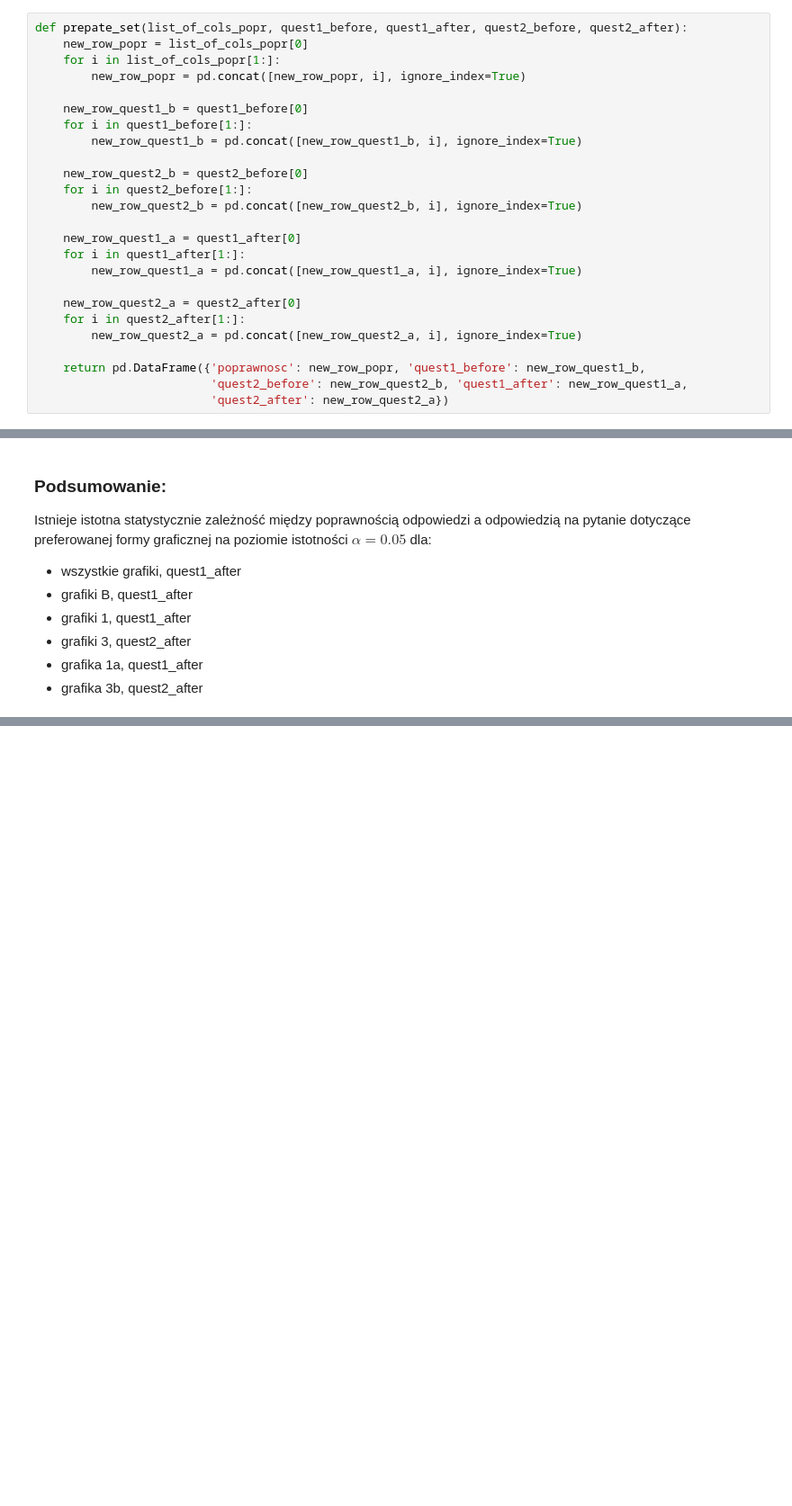
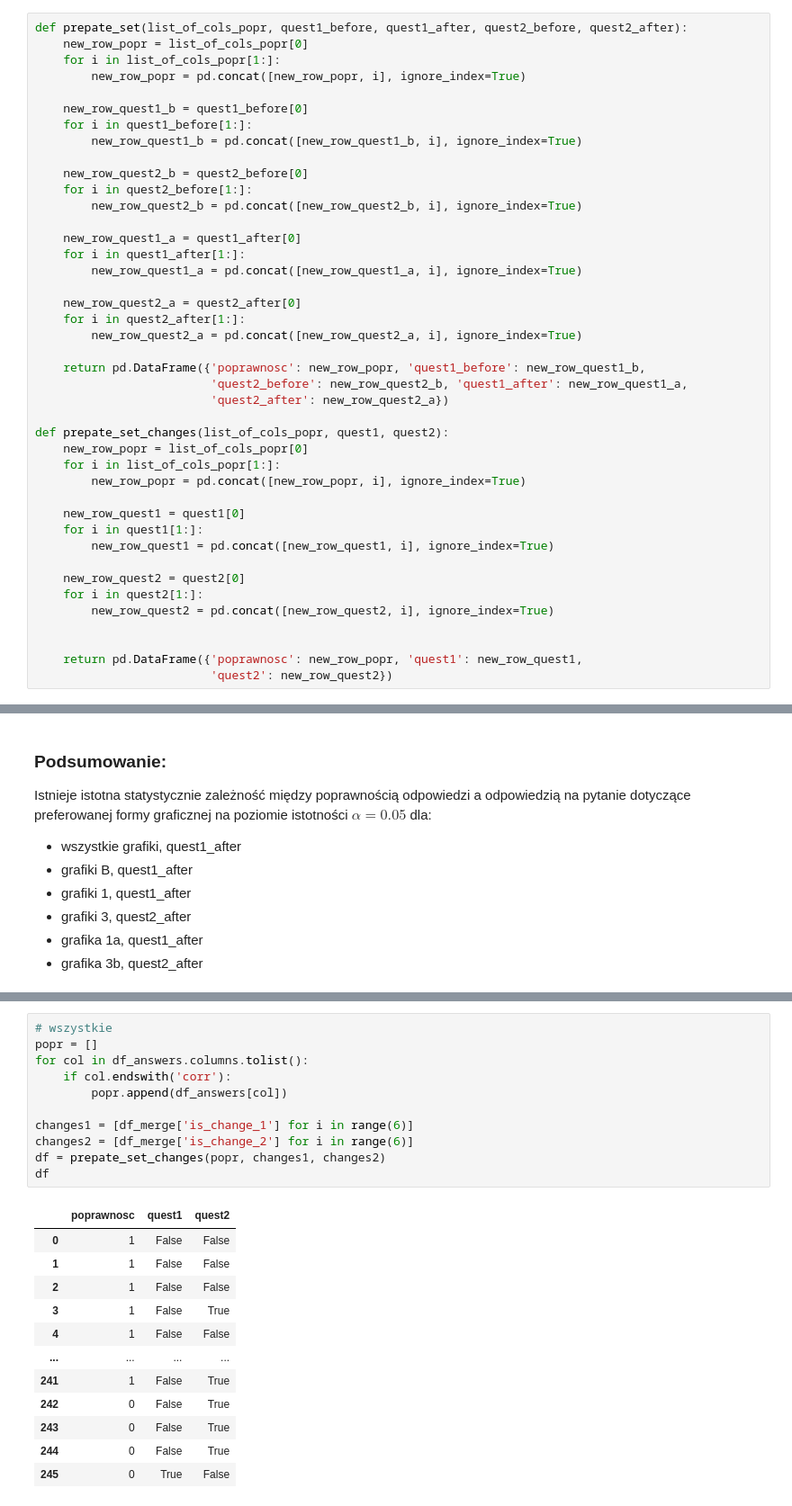
Before and after one commit to MartaSolarz/Master_thesis, a Jupyter notebook: statistical_tests/poprawnosc_vs_quest12.ipynb, the cells around one changed output, grey strips where cells are left out. Shown at 90% size. Cells and saved outputs as stored; diff of their text form; blank space fills up the shorter version.

```diff
--- a/statistical_tests/poprawnosc_vs_quest12.ipynb
+++ b/statistical_tests/poprawnosc_vs_quest12.ipynb
@@ -54,6 +54,23 @@ def prepate_set(list_of_cols_popr, quest1_before, quest1_after, quest2_before, q
     return pd.DataFrame({'poprawnosc': new_row_popr, 'quest1_before': new_row_quest1_b,
                          'quest2_before': new_row_quest2_b, 'quest1_after': new_row_quest1_a,
                          'quest2_after': new_row_quest2_a})
+
+def prepate_set_changes(list_of_cols_popr, quest1, quest2):
+    new_row_popr = list_of_cols_popr[0]
+    for i in list_of_cols_popr[1:]:
+        new_row_popr = pd.concat([new_row_popr, i], ignore_index=True)
+
+    new_row_quest1 = quest1[0]
+    for i in quest1[1:]:
+        new_row_quest1 = pd.concat([new_row_quest1, i], ignore_index=True)
+
+    new_row_quest2 = quest2[0]
+    for i in quest2[1:]:
+        new_row_quest2 = pd.concat([new_row_quest2, i], ignore_index=True)
+
+
+    return pd.DataFrame({'poprawnosc': new_row_popr, 'quest1': new_row_quest1,
+                         'quest2': new_row_quest2})
 # %%
 def create_contingency_table(df, col):
     return pd.crosstab(df['poprawnosc'], df[col])
@@ -602,0 +614,24 @@ Istnieje istotna statystycznie zależność między poprawnością odpowiedzi a
+# %%
+# wszystkie
+popr = []
+for col in df_answers.columns.tolist():
+    if col.endswith('corr'):
+        popr.append(df_answers[col])
+
+changes1 = [df_merge['is_change_1'] for i in range(6)]
+changes2 = [df_merge['is_change_2'] for i in range(6)]
+df = prepate_set_changes(popr, changes1, changes2)
+df
+# %% [output]
+|  | poprawnosc | quest1 | quest2 |
+| 0 | 1 | False | False |
+| 1 | 1 | False | False |
+| 2 | 1 | False | False |
+| 3 | 1 | False | True |
+| 4 | 1 | False | False |
+| ... | ... | ... | ... |
+| 241 | 1 | False | True |
+| 242 | 0 | False | True |
+| 243 | 0 | False | True |
+| 244 | 0 | False | True |
+| 245 | 0 | True | False |
```
Also changed, not shown: parts of 18 cells of this notebook, 1 other file.
